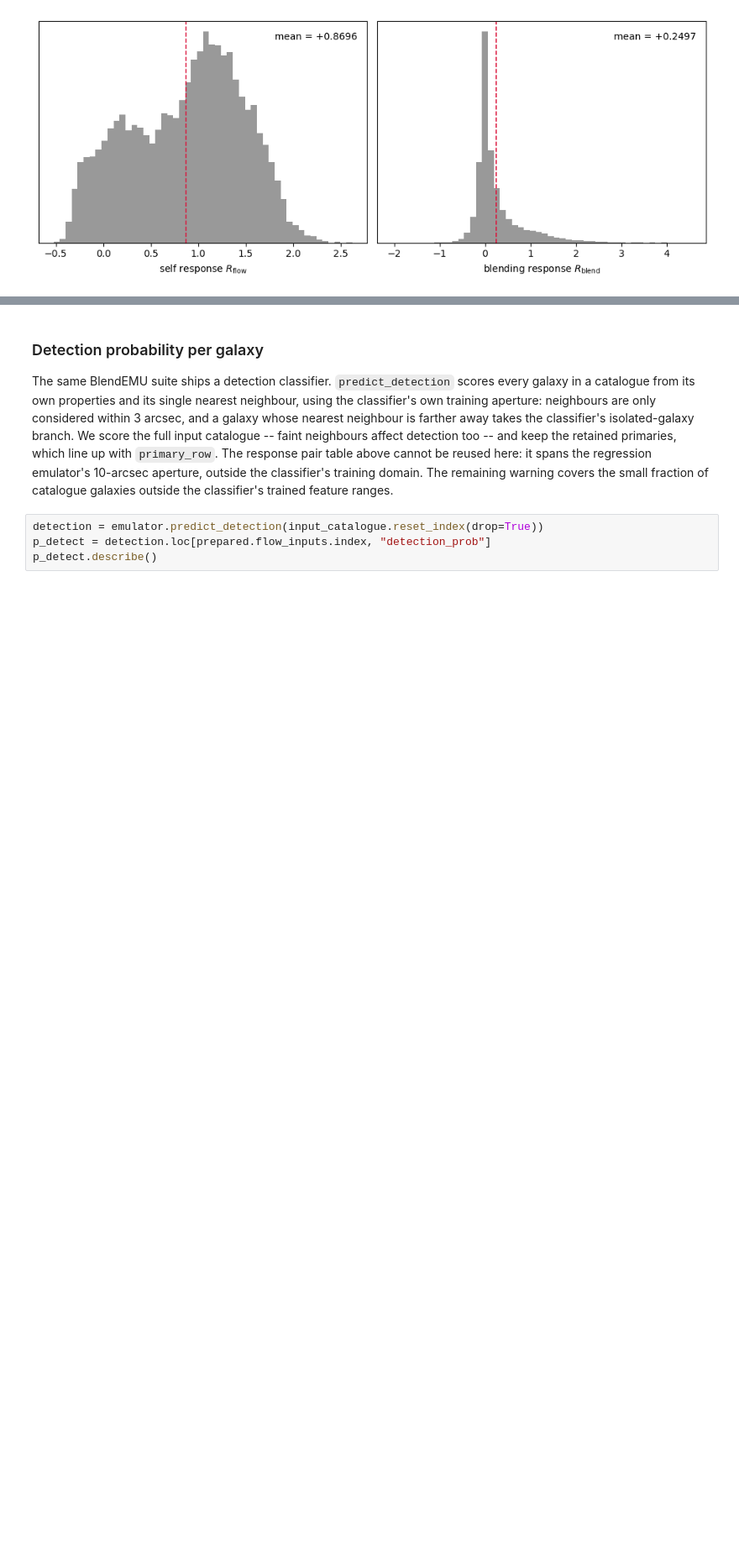
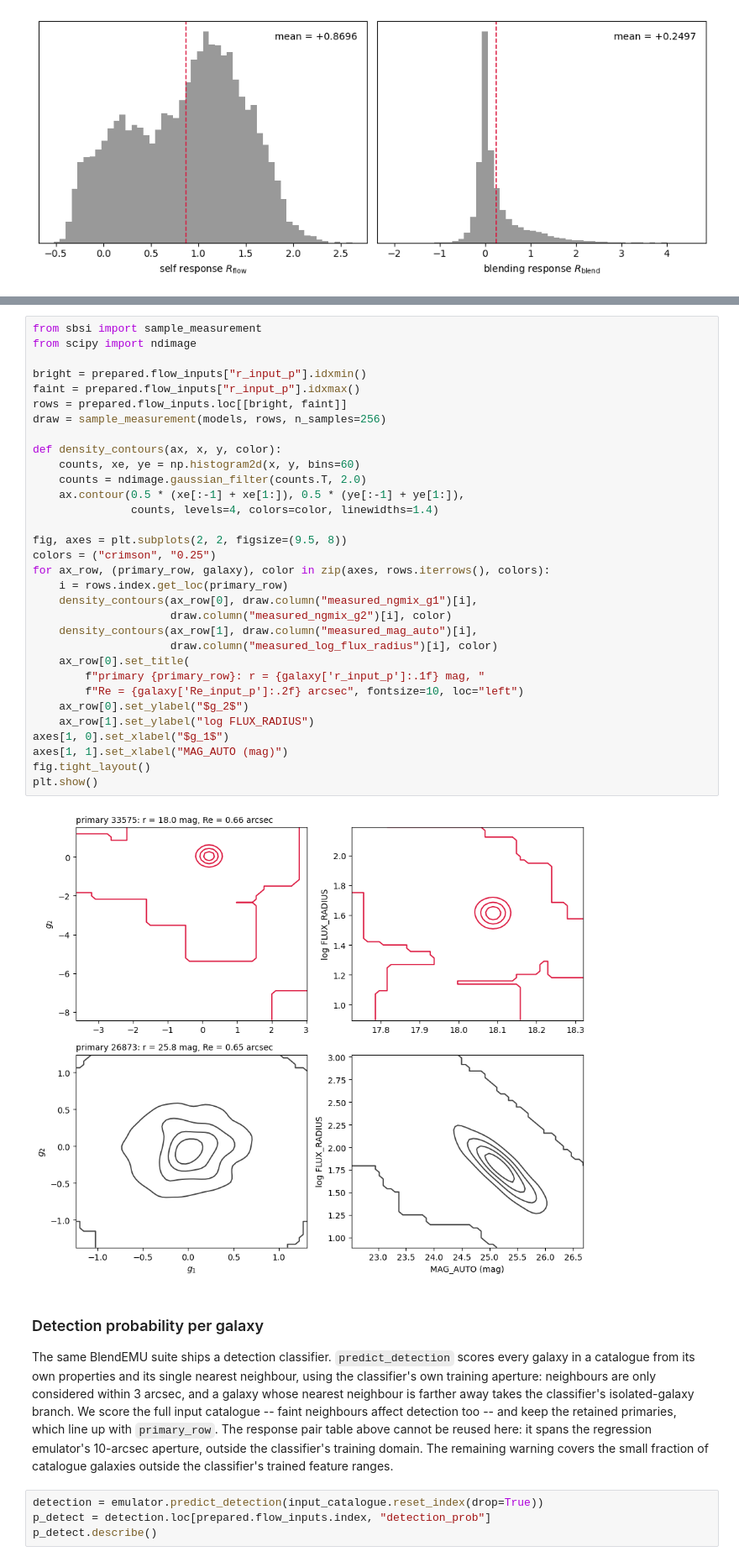
Before and after one commit to zhangzzk/SBSI, a Jupyter notebook: examples/sbsi_api_tutorial.ipynb, the cells around one changed output, grey strips where cells are left out. Shown at 84% size. Drawn from its saved outputs; the diff is of its cells as text; blank space fills up the shorter version.

```diff
--- a/examples/sbsi_api_tutorial.ipynb
+++ b/examples/sbsi_api_tutorial.ipynb
@@ -152,3 +165,37 @@ plt.show()
+# %%
+from sbsi import sample_measurement
+from scipy import ndimage
+
+bright = prepared.flow_inputs["r_input_p"].idxmin()
+faint = prepared.flow_inputs["r_input_p"].idxmax()
+rows = prepared.flow_inputs.loc[[bright, faint]]
+draw = sample_measurement(models, rows, n_samples=256)
+
+def density_contours(ax, x, y, color):
+    counts, xe, ye = np.histogram2d(x, y, bins=60)
+    counts = ndimage.gaussian_filter(counts.T, 2.0)
+    ax.contour(0.5 * (xe[:-1] + xe[1:]), 0.5 * (ye[:-1] + ye[1:]),
+               counts, levels=4, colors=color, linewidths=1.4)
+
+fig, axes = plt.subplots(2, 2, figsize=(9.5, 8))
+colors = ("crimson", "0.25")
+for ax_row, (primary_row, galaxy), color in zip(axes, rows.iterrows(), colors):
+    i = rows.index.get_loc(primary_row)
+    density_contours(ax_row[0], draw.column("measured_ngmix_g1")[i],
+                     draw.column("measured_ngmix_g2")[i], color)
+    density_contours(ax_row[1], draw.column("measured_mag_auto")[i],
+                     draw.column("measured_log_flux_radius")[i], color)
+    ax_row[0].set_title(
+        f"primary {primary_row}: r = {galaxy['r_input_p']:.1f} mag, "
+        f"Re = {galaxy['Re_input_p']:.2f} arcsec", fontsize=10, loc="left")
+    ax_row[0].set_ylabel("$g_2$")
+    ax_row[1].set_ylabel("log FLUX_RADIUS")
+axes[1, 0].set_xlabel("$g_1$")
+axes[1, 1].set_xlabel("MAG_AUTO (mag)")
+fig.tight_layout()
+plt.show()
+# %% [output]
+[figure, added]
 # %% [markdown]
 ### Detection probability per galaxy
 
```
Also changed, not shown: parts of 2 cells of this notebook, 3 other files.
